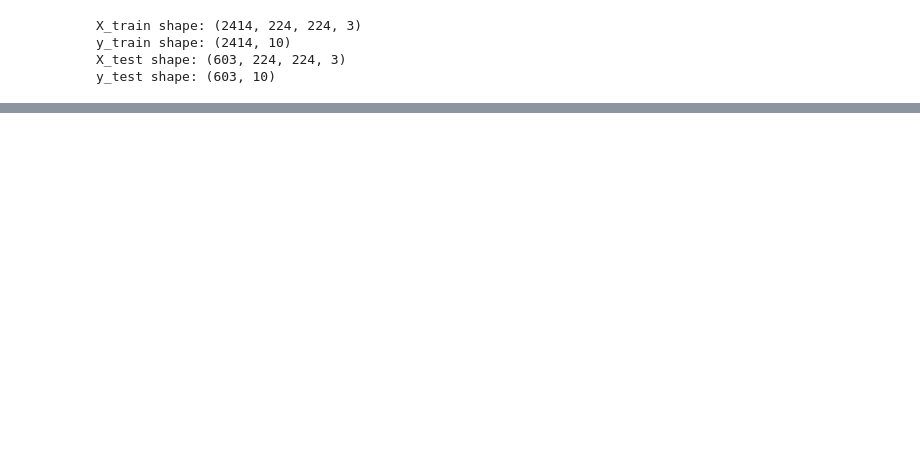
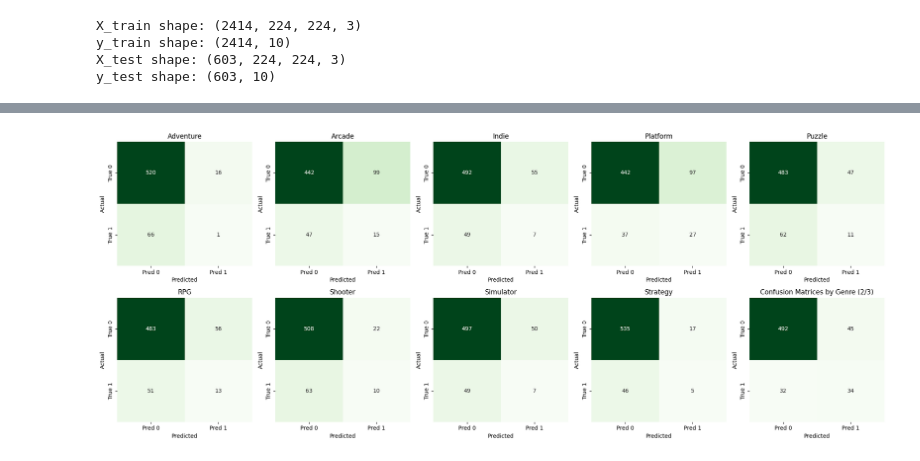
Before and after one commit to lankutse/Game-Genre-Recognition, a Jupyter notebook: game_genre_recognition_network.ipynb, the cells around one changed output, grey strips where cells are left out. Saved outputs shown, nothing was run; the diff lists cells and outputs as text; code cells hidden in the pictures; blank space fills up the shorter version.

```diff
--- a/game_genre_recognition_network.ipynb
+++ b/game_genre_recognition_network.ipynb
@@ -628,21 +621,19 @@ print("\nClassification Report:\n", report)
 # %%
 #multiple confusion matrices 2/3
-y_pred_probs = model.predict(X_test)
-y_pred = (y_pred_probs >= threshold).astype(int)
 mlcm = multilabel_confusion_matrix(y_test, y_pred)
 class_labels = [f"Label {i}" for i in range(mlcm.shape[0])]
 fig, axes = plt.subplots(nrows=2, ncols=5, figsize=(20, 8))
 for i, cm in enumerate(mlcm):
     row, col = divmod(i, 5)
     ax = axes[row, col]
-
     sns.heatmap(cm, annot=True, fmt='d', cmap='Greens', cbar=False,
                 xticklabels=["Pred 0", "Pred 1"],
                 yticklabels=["True 0", "True 1"],
                 ax=ax)
-
-    ax.set_title(f"{class_labels[i]}")
+    ax.set_title(f"{genre_names[i]}")
     ax.set_xlabel("Predicted")
     ax.set_ylabel("Actual")
 plt.tight_layout()
 plt.show()
+# %% [output]
+[figure, added]
```
Also changed, not shown: parts of 28 cells of this notebook.
